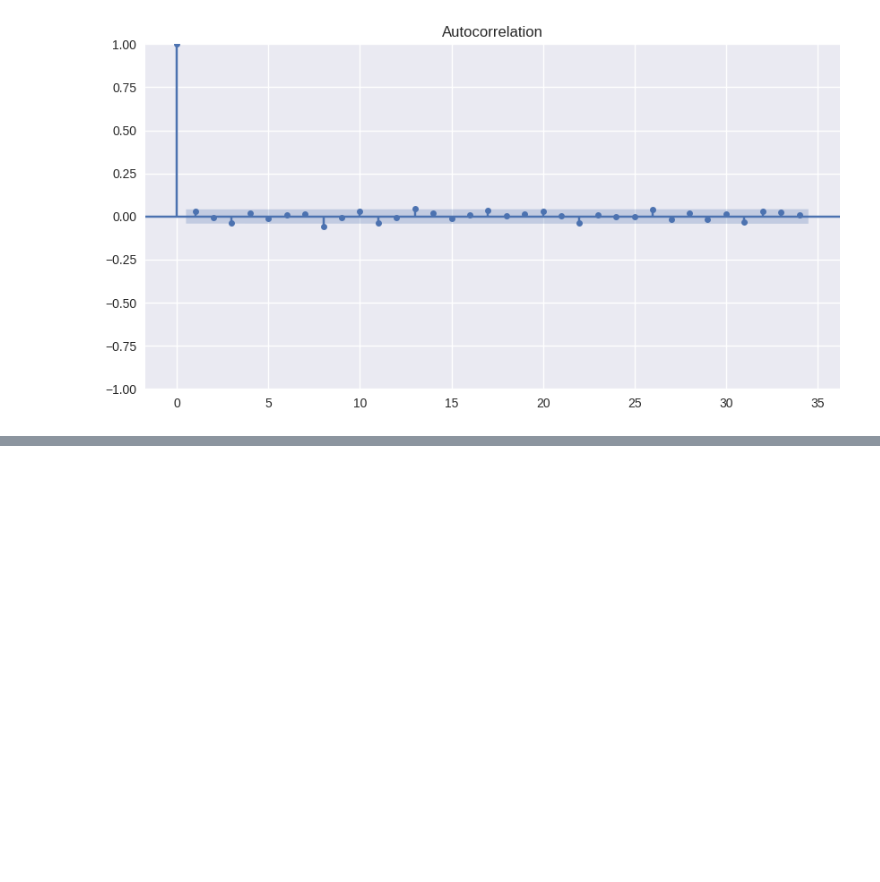
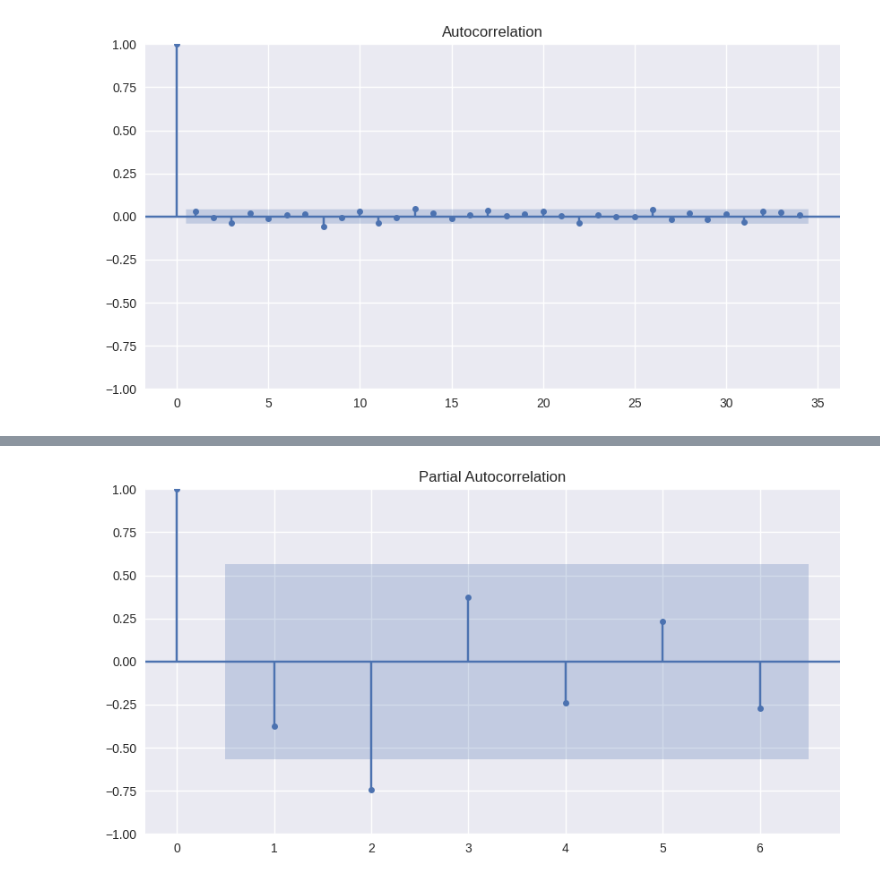
Before and after one commit to yungshun317/pd-algo-trading, a Jupyter notebook: time_series_forecasting.ipynb, the cells around one changed output, grey strips where cells are left out. Drawn from its saved outputs; the diff is of its cells as text; code cells hidden in the pictures; blank space fills up the shorter version.

```diff
--- a/time_series_forecasting.ipynb
+++ b/time_series_forecasting.ipynb
@@ -601,0 +624,5 @@ plot_acf(aapl['Returns'].dropna(), ax=ax);
+# %%
+fig, ax = plt.subplots(figsize=(10, 5))
+plot_pacf(acf_sequence, ax=ax);
+# %% [output]
+[figure, added]
```
Also changed, not shown: parts of 9 cells of this notebook.
